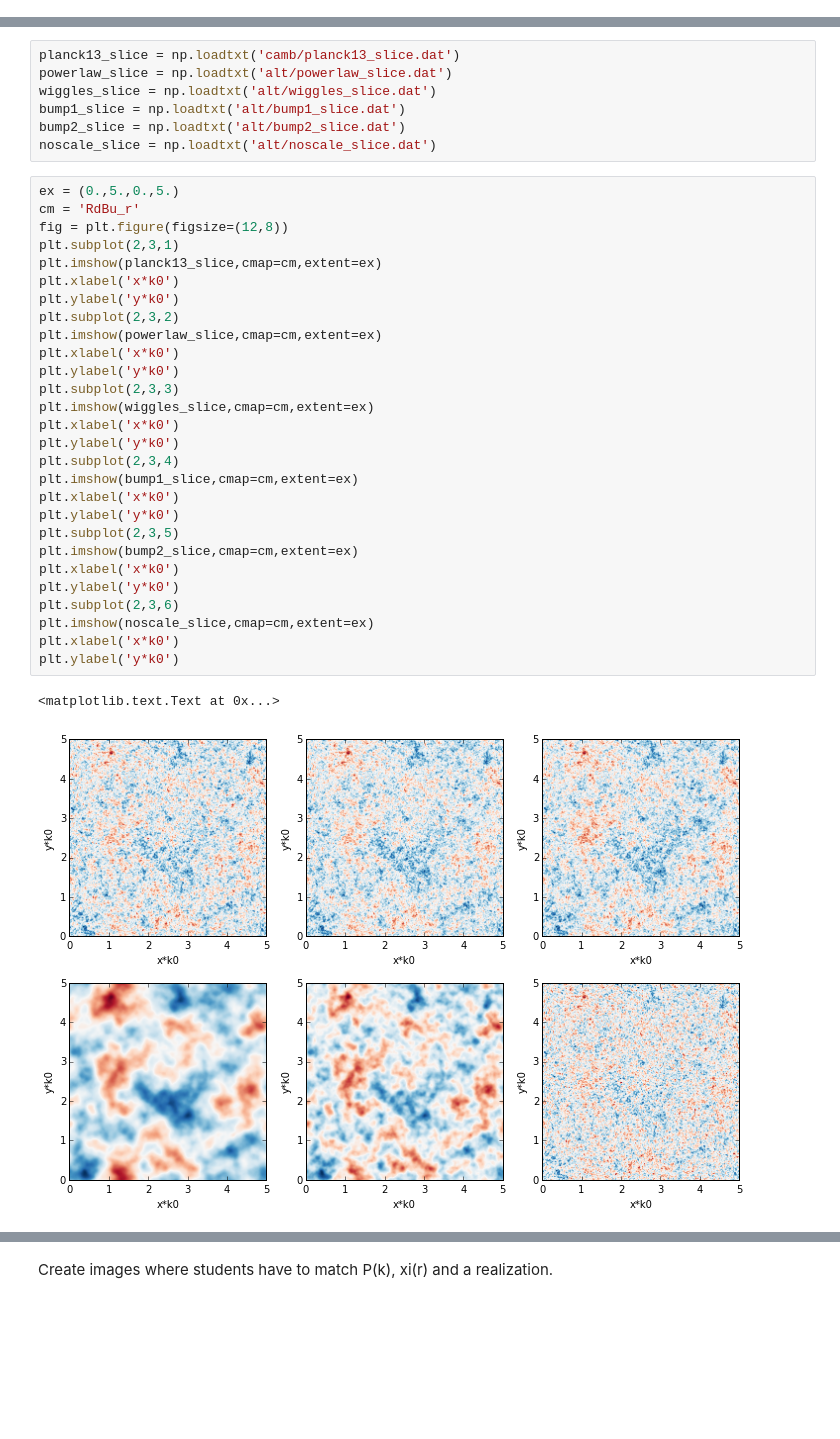
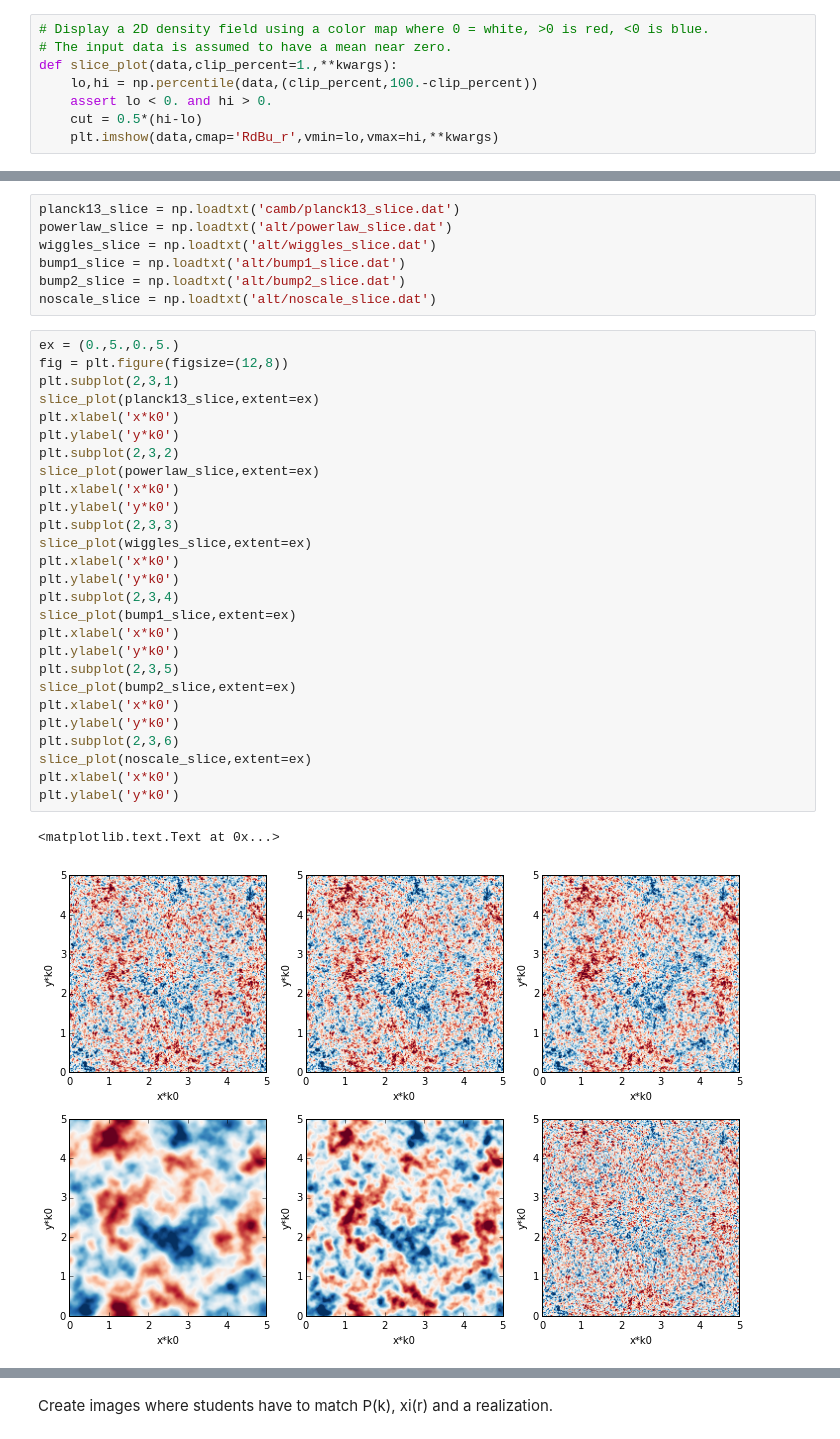
Before and after one commit to DarkEnergyScienceCollaboration/DESchool_LSS_Stats, a Jupyter notebook: LargeScaleStructureStatistics/LargeScaleStructureStatistics.ipynb, the cells around one changed output, grey strips where cells are left out. Drawn from its saved outputs; the diff is of its cells as text; blank space fills up the shorter version.

```diff
--- a/LargeScaleStructureStatistics/LargeScaleStructureStatistics.ipynb
+++ b/LargeScaleStructureStatistics/LargeScaleStructureStatistics.ipynb
@@ -17,6 +17,14 @@ import scipy.fftpack
 # %%
 # yt is not included in anaconda but installs easily with "pip install yt"
 import yt
+# %%
+# Display a 2D density field using a color map where 0 = white, >0 is red, <0 is blue.
+# The input data is assumed to have a mean near zero.
+def slice_plot(data,clip_percent=1.,**kwargs):
+    lo,hi = np.percentile(data,(clip_percent,100.-clip_percent))
+    assert lo < 0. and hi > 0.
+    cut = 0.5*(hi-lo)
+    plt.imshow(data,cmap='RdBu_r',vmin=lo,vmax=hi,**kwargs)
 # %% [markdown]
 ## Fiducial Cosmology
 # %%
@@ -178,32 +186,31 @@ bump2_slice = np.loadtxt('alt/bump2_slice.dat')
 noscale_slice = np.loadtxt('alt/noscale_slice.dat')
 # %%
 ex = (0.,5.,0.,5.)
-cm = 'RdBu_r'
 fig = plt.figure(figsize=(12,8))
 plt.subplot(2,3,1)
-plt.imshow(planck13_slice,cmap=cm,extent=ex)
+slice_plot(planck13_slice,extent=ex)
 plt.xlabel('x*k0')
 plt.ylabel('y*k0')
 plt.subplot(2,3,2)
-plt.imshow(powerlaw_slice,cmap=cm,extent=ex)
+slice_plot(powerlaw_slice,extent=ex)
 plt.xlabel('x*k0')
 plt.ylabel('y*k0')
 plt.subplot(2,3,3)
-plt.imshow(wiggles_slice,cmap=cm,extent=ex)
+slice_plot(wiggles_slice,extent=ex)
 plt.xlabel('x*k0')
 plt.ylabel('y*k0')
 plt.subplot(2,3,4)
-plt.imshow(bump1_slice,cmap=cm,extent=ex)
+slice_plot(bump1_slice,extent=ex)
 plt.xlabel('x*k0')
 plt.ylabel('y*k0')
 plt.subplot(2,3,5)
-plt.imshow(bump2_slice,cmap=cm,extent=ex)
+slice_plot(bump2_slice,extent=ex)
 plt.xlabel('x*k0')
 plt.ylabel('y*k0')
 plt.subplot(2,3,6)
-plt.imshow(noscale_slice,cmap=cm,extent=ex)
+slice_plot(noscale_slice,extent=ex)
 plt.xlabel('x*k0')
 plt.ylabel('y*k0')
 # %% [output]
 <matplotlib.text.Text at 0x...>
-[figure, old version]
+[figure, new version]
```
Also changed, not shown: parts of 19 cells of this notebook, 9 other files.
